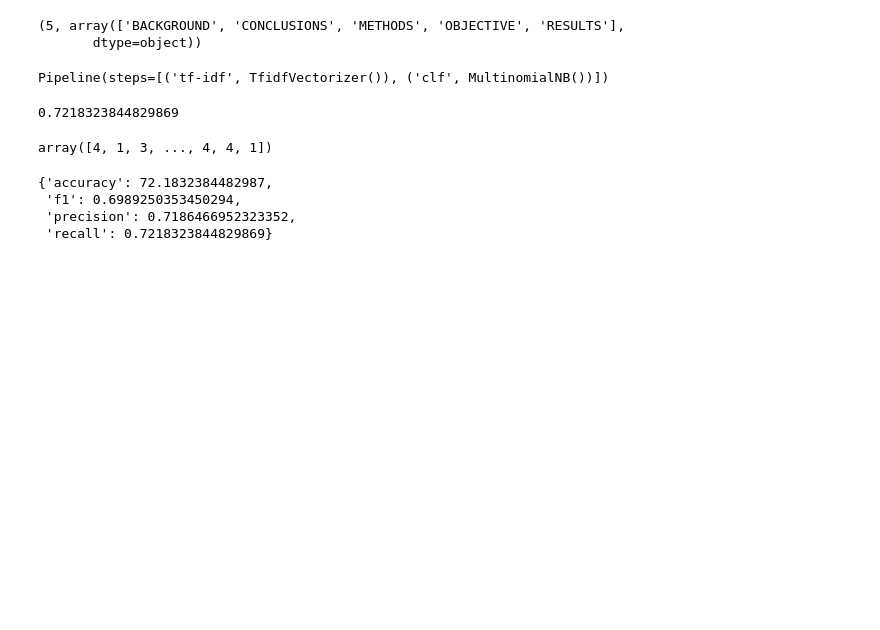
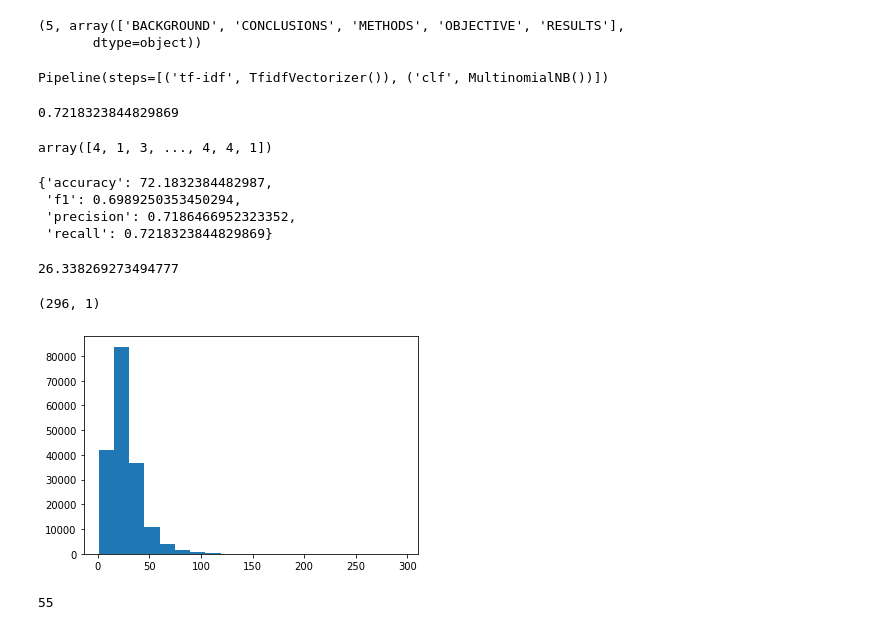
Before and after one commit to Kgs-Mathaba/NLP-sequential-sentence-classification-Project, a Jupyter notebook: SkimLit.ipynb, the cells around one changed output. Cells and saved outputs as stored; diff of their text form; code cells hidden in the pictures; blank space fills up the shorter version.

```diff
--- a/SkimLit.ipynb
+++ b/SkimLit.ipynb
@@ -305,0 +306,24 @@ baseline_results
+# %%
+# How long is the sentence on average?
+
+sent_lens = [len(sentence.split()) for sentence in train_sentences]
+avg_sent_lens = np.mean(sent_lens)
+avg_sent_lens
+# %% [output]
+26.338269273494777
+# %%
+max(sent_lens), min(sent_lens)
+# %% [output]
+(296, 1)
+# %%
+# What's the distribution look like?
+import matplotlib.pyplot as plt
+plt.hist(sent_lens, bins=20);
+# %% [output]
+[figure, added]
+# %%
+# How long of a sentence length covers 95% of the examples?
+output_seq_len = int(np.percentile(sent_lens, 95))
+output_seq_len
+# %% [output]
+55
```
Also changed, not shown: parts of 74 cells of this notebook.
